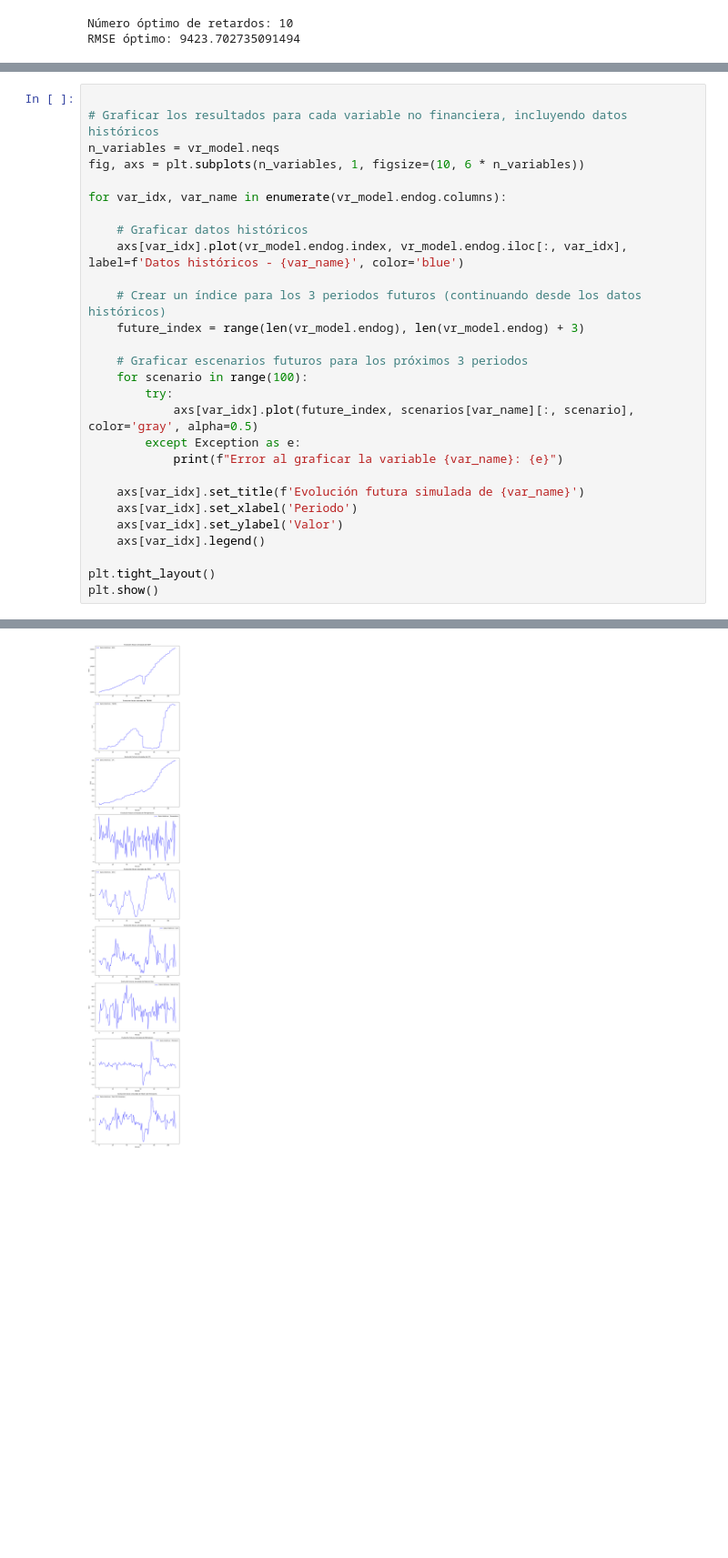
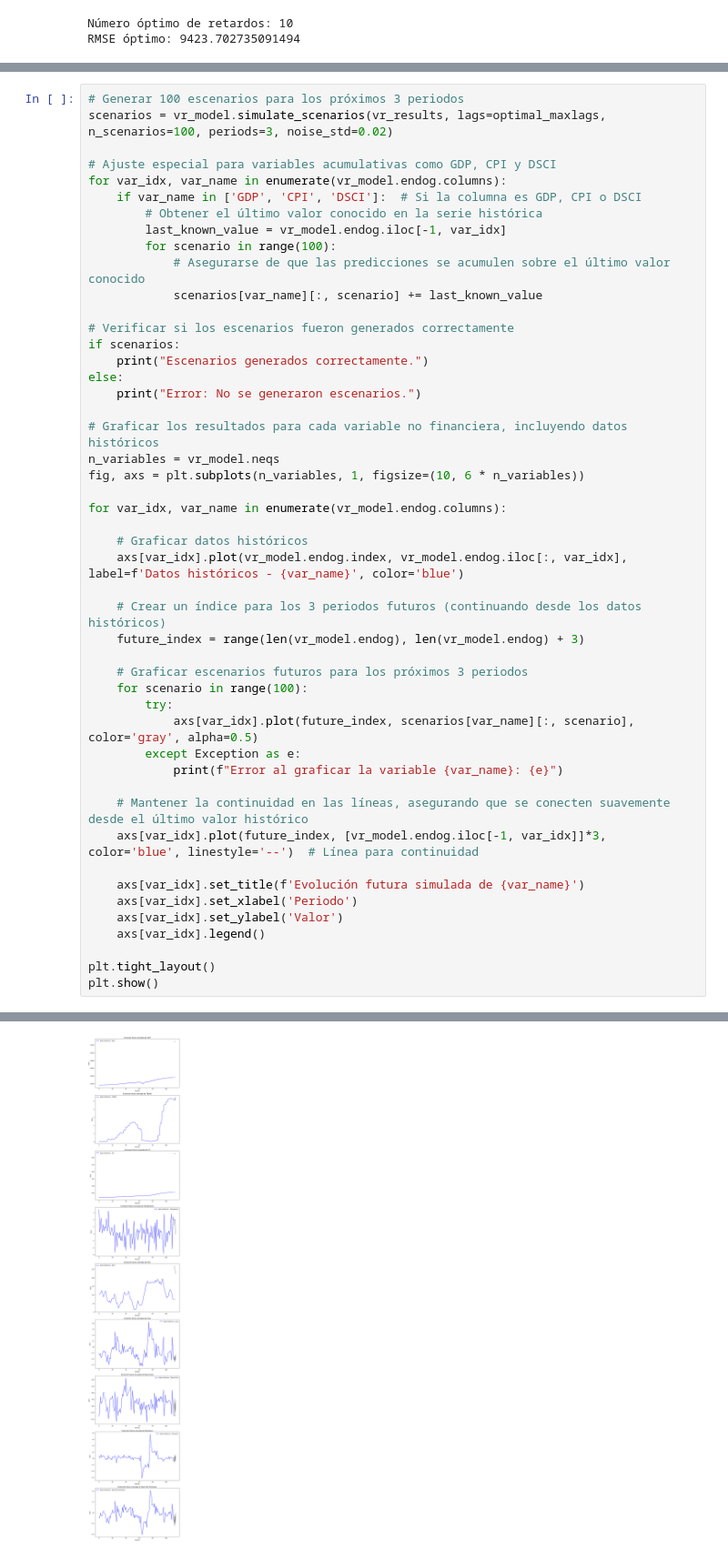
Before and after one commit to luisrc44/QAA-with-Climate-Change-and-ESG, a Jupyter notebook: QAA_wCC.ipynb, the cells around one changed output, grey strips where cells are left out. Shown at 91% size. Drawn from its saved outputs; the diff is of its cells as text; blank space fills up the shorter version.

```diff
--- a/QAA_wCC.ipynb
+++ b/QAA_wCC.ipynb
@@ -97,6 +97,23 @@ for i, column in enumerate(e_eco_data.columns):
 [figure]
 [figure]
 # %%
+# Generar 100 escenarios para los próximos 3 periodos
+scenarios = vr_model.simulate_scenarios(vr_results, lags=optimal_maxlags, n_scenarios=100, periods=3, noise_std=0.02)
+
+# Ajuste especial para variables acumulativas como GDP, CPI y DSCI
+for var_idx, var_name in enumerate(vr_model.endog.columns):
+    if var_name in ['GDP', 'CPI', 'DSCI']:  # Si la columna es GDP, CPI o DSCI
+        # Obtener el último valor conocido en la serie histórica
+        last_known_value = vr_model.endog.iloc[-1, var_idx]
+        for scenario in range(100):
+            # Asegurarse de que las predicciones se acumulen sobre el último valor conocido
+            scenarios[var_name][:, scenario] += last_known_value
+
+# Verificar si los escenarios fueron generados correctamente
+if scenarios:
+    print("Escenarios generados correctamente.")
+else:
+    print("Error: No se generaron escenarios.")
 
 # Graficar los resultados para cada variable no financiera, incluyendo datos históricos
 n_variables = vr_model.neqs
@@ -117,6 +134,9 @@ for var_idx, var_name in enumerate(vr_model.endog.columns):
         except Exception as e:
             print(f"Error al graficar la variable {var_name}: {e}")
 
+    # Mantener la continuidad en las líneas, asegurando que se conecten suavemente desde el último valor histórico
+    axs[var_idx].plot(future_index, [vr_model.endog.iloc[-1, var_idx]]*3, color='blue', linestyle='--')  # Línea para continuidad
+
     axs[var_idx].set_title(f'Evolución futura simulada de {var_name}')
     axs[var_idx].set_xlabel('Periodo')
     axs[var_idx].set_ylabel('Valor')
@@ -145,4 +149,4 @@ Error al graficar la variable Total CO2 Emissions: name 'scenarios' is not defin
-[figure, old version]
+[figure, new version]
 # %%
 # Instanciar la clase ScenarioDICE
 scenario_dice = ScenarioDICE()
```
Also changed, not shown: parts of 5 cells of this notebook.
